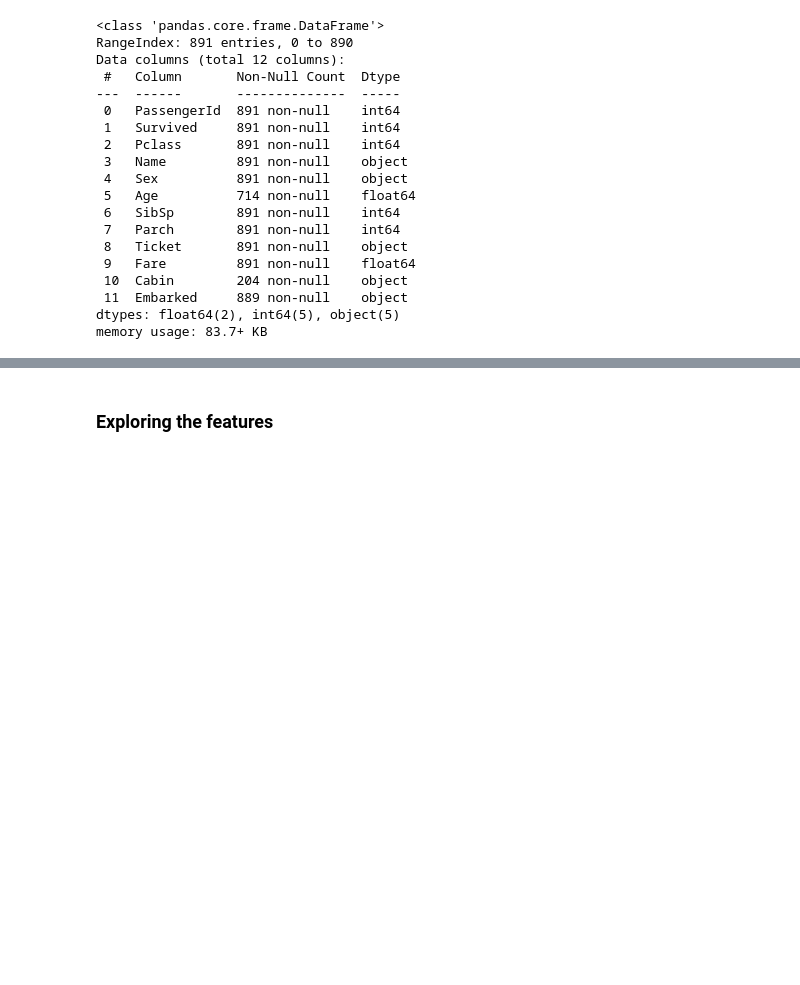
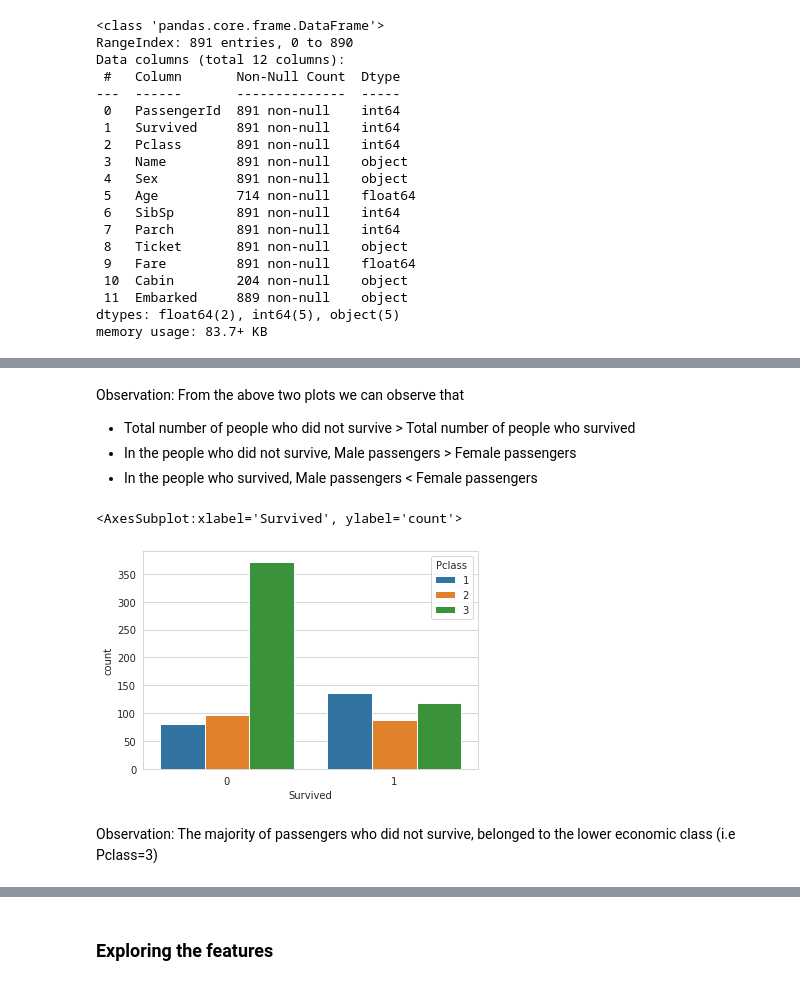
Before and after one commit to ParisRohan/Kaggle_DataScience_Projects, a Jupyter notebook: rp-titanic-1.ipynb, the cells around one changed output, grey strips where cells are left out. Saved outputs shown, nothing was run; the diff lists cells and outputs as text; code cells hidden in the pictures; blank space fills up the shorter version.

```diff
--- a/rp-titanic-1.ipynb
+++ b/rp-titanic-1.ipynb
@@ -118,3 +136,16 @@ df_train['Survived'] = df_train['Survived'].astype('object')
+# %% [markdown]
+Observation: From the above two plots we can observe that
+* Total number of people who did not survive > Total number of people who survived
+* In the people who did not survive, Male passengers > Female passengers
+* In the people who survived,        Male passengers < Female passengers
+# %%
+sns.set_style('whitegrid')
+sns.countplot(x='Survived', data=df_train, hue='Pclass')
+# %% [output]
+<AxesSubplot:xlabel='Survived', ylabel='count'>
+[figure, added]
+# %% [markdown]
+Observation: The majority of passengers who did not survive, belonged to the lower economic class (i.e Pclass=3)
 # %%
 #Get categorical and numerical columns in train data
 categorical_cols=[cname for cname in df_train.columns if df_train[cname].dtypes=='object']
```
Also changed, not shown: parts of 48 cells of this notebook.
